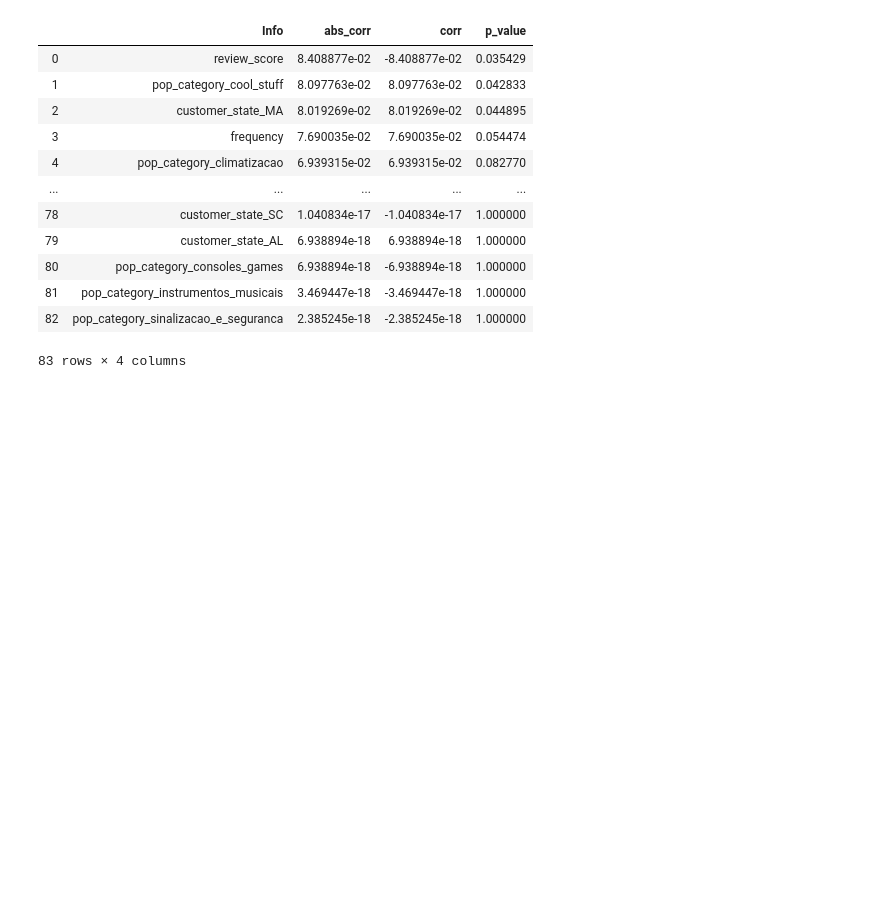
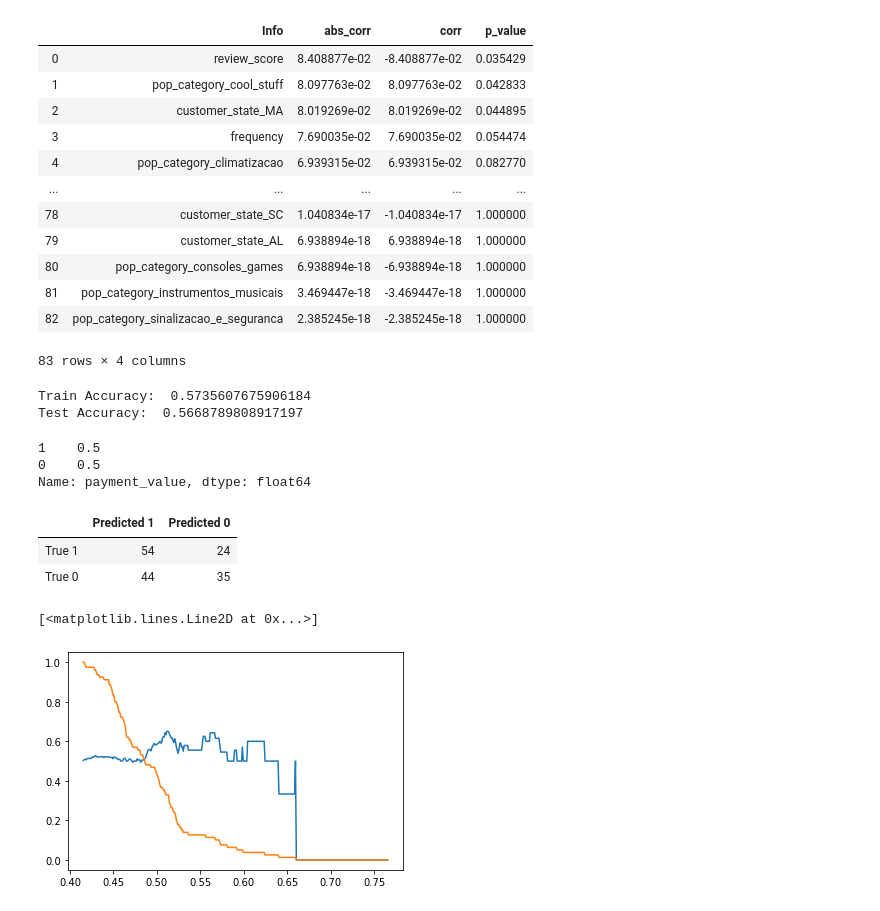
Before and after one commit to alireza-alizadegan/e-commerce-Sales, a Jupyter notebook: Brazil/Customer Value Prediction.ipynb, the cells around one changed output. Saved outputs shown, nothing was run; the diff lists cells and outputs as text; code cells hidden in the pictures; blank space fills up the shorter version.

Commit message:
Precision

```diff
--- a/Brazil/Customer Value Prediction.ipynb
+++ b/Brazil/Customer Value Prediction.ipynb
@@ -990,3 +990,25 @@ corr_df_q2
 | 81 | pop_category_instrumentos_musicais | 3.469447e-18 | -3.469447e-18 | 1.000000 |
 | 82 | pop_category_sinalizacao_e_seguranca | 2.385245e-18 | -2.385245e-18 | 1.000000 |
 83 rows × 4 columns
+# %%
+X = df_q2.iloc[:,:-1]
+y = df_q2.iloc[:,-1]
+
+from sklearn.model_selection import train_test_split
+X_train, X_test, y_train, y_test = train_test_split(X, y, test_size=0.25, random_state=42)
+
+# logistic regression
+from sklearn.linear_model import LogisticRegression
+lr = LogisticRegression(C=0.01, random_state=42)
+lr.fit(X_train, y_train)
+print('Train Accuracy: ', lr.score(X_train, y_train))
+print('Test Accuracy: ', lr.score(X_test, y_test))
+# %% [output]
+Train Accuracy:  0.5735607675906184
+Test Accuracy:  0.5668789808917197
+# %%
+df_q2.payment_value.value_counts(normalize=True)
+# %% [output]
+1    0.5
+0    0.5
+Name: payment_value, dtype: float64
@@ -992,0 +1022,6 @@ corr_df_q2
+# %%
+confusion_df
+# %% [output]
+|  | Predicted 1 | Predicted 0 |
+| True 1 | 54 | 24 |
+| True 0 | 44 | 35 |
@@ -992,0 +1030,18 @@ corr_df_q2
+# %%
+y_proba = lr.predict_proba(X_test)[:,1]
+from sklearn.metrics import precision_score
+from sklearn.metrics import recall_score
+
+precision_list = []
+recall_list = []
+threshold_list = np.arange(y_proba.min(), y_proba.max(), 0.001)
+for threshold in threshold_list:
+    y_threshold = np.where(y_proba >= threshold, 1, 0)
+    precision_list.append(precision_score(y_test, y_threshold))
+    recall_list.append(recall_score(y_test, y_threshold))
+
+plt.plot(threshold_list, precision_list, label='precision')
+plt.plot(threshold_list, recall_list, label='recall')
+# %% [output]
+[<matplotlib.lines.Line2D at 0x...>]
+[figure, added]
```
Also changed, not shown: parts of 14 cells of this notebook.
